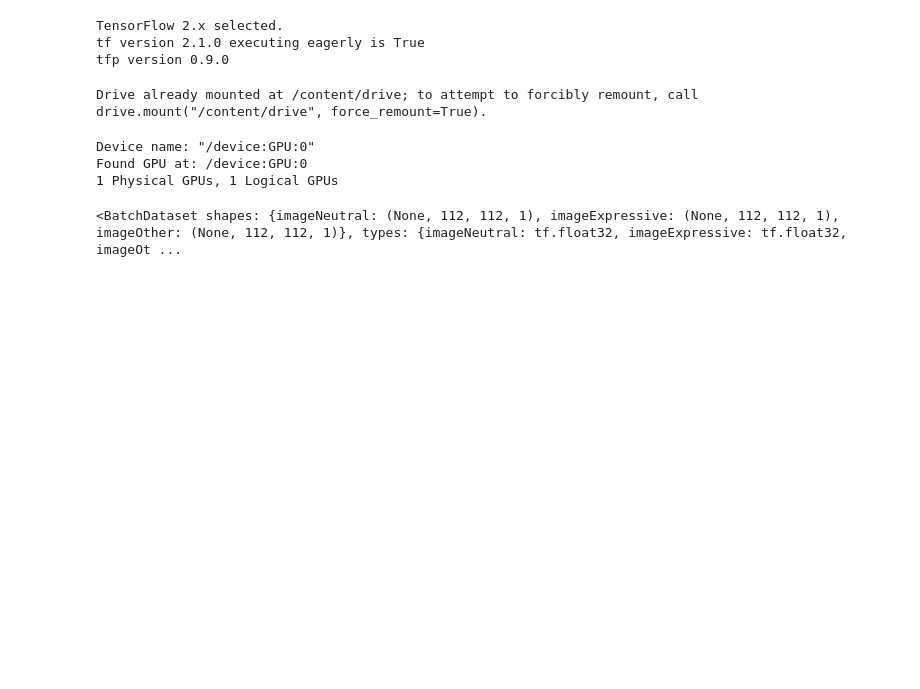
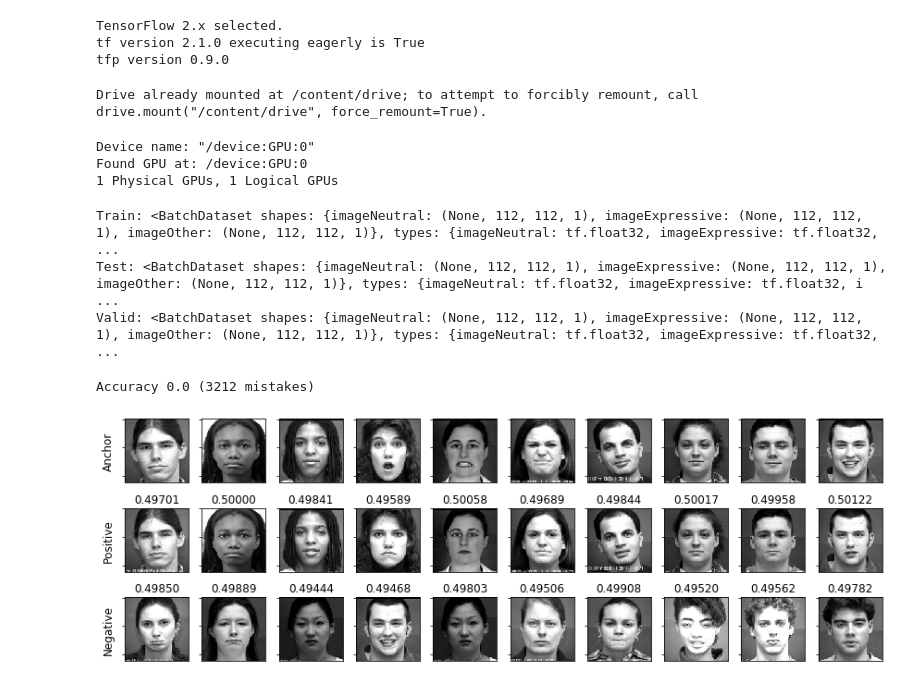
Before and after one commit to willtc111/StoicNet, a Jupyter notebook: IdentityTrainer.ipynb, the cells around one changed output. Cells and saved outputs as stored; diff of their text form; code cells hidden in the pictures; blank space fills up the shorter version.

```diff
--- a/IdentityTrainer.ipynb
+++ b/IdentityTrainer.ipynb
@@ -103,11 +103,17 @@ DB_PATH = BASE_DIR
 raw_train = tf.data.TFRecordDataset(DB_PATH + "train.tfrecords")
 raw_test = tf.data.TFRecordDataset(DB_PATH + "test.tfrecords")
 
+raw_val = raw_test.shard(2,0)
+raw_test = raw_test.shard(2,1)
+
 parsed_train = raw_train.map(parser).shuffle(BUFFER_SIZE).batch(BATCH_SIZE)
+parsed_val = raw_val.map(parser).shuffle(BUFFER_SIZE).batch(BATCH_SIZE)
 parsed_test = raw_test.map(parser).shuffle(BUFFER_SIZE).batch(BATCH_SIZE)
-print(parsed_train)
+print("Train: {0}\nTest: {1}\nValid: {2}".format(parsed_train, parsed_test, parsed_val))
 # %% [output]
-<BatchDataset shapes: {imageNeutral: (None, 112, 112, 1), imageExpressive: (None, 112, 112, 1), imageOther: (None, 112, 112, 1)}, types: {imageNeutral: tf.float32, imageExpressive: tf.float32, imageOt ...
+Train: <BatchDataset shapes: {imageNeutral: (None, 112, 112, 1), imageExpressive: (None, 112, 112, 1), imageOther: (None, 112, 112, 1)}, types: {imageNeutral: tf.float32, imageExpressive: tf.float32,  ...
+Test: <BatchDataset shapes: {imageNeutral: (None, 112, 112, 1), imageExpressive: (None, 112, 112, 1), imageOther: (None, 112, 112, 1)}, types: {imageNeutral: tf.float32, imageExpressive: tf.float32, i ...
+Valid: <BatchDataset shapes: {imageNeutral: (None, 112, 112, 1), imageExpressive: (None, 112, 112, 1), imageOther: (None, 112, 112, 1)}, types: {imageNeutral: tf.float32, imageExpressive: tf.float32,  ...
 # %%
 class TripletLoss(tf.keras.losses.Loss):
     def __init__(self, alpha):
@@ -166,16 +168,18 @@ class Recognizer(tf.keras.Model):
         a_encoding = self.encode(a)
         b_encoding = self.encode(b)
 
-        diffs = tf.abs(a_encoding - b_encoding)
-
-        prediction = self.comparer(diffs)
-        return prediction
+        return self.decide(a_encoding, b_encoding)
 
     @tf.function
     def encode(self, x):
         encoding = self.encoder(x)
         return encoding
 
+    @tf.function
+    def decide(self, a_enc, b_enc):
+        diffs = tf.abs(a_enc - b_enc)
+        prediction = self.comparer(diffs)
+        return prediction
 
 
 latent_dim = 100
@@ -238,3 +311,23 @@ def compute_loss(rec, x_neutral, x_express, x_other):
+# %%
+failures = {
+    'imageExpressive': tf.convert_to_tensor(np.array([]).reshape(0,112,112,1), tf.float32),
+    'imageNeutral': tf.convert_to_tensor(np.array([]).reshape(0,112,112,1), tf.float32),
+    'imageOther': tf.convert_to_tensor(np.array([]).reshape(0,112,112,1), tf.float32)
+}
+total_correct = total_samples = 0
+for image_features in parsed_test:
+    a, t, fs = compute_accuracy_keep_fails(recognizer, image_features)
+    failures = update_fails(failures, fs)
+    total_correct += a
+    total_samples += t
+acc = total_correct / total_samples
+mistakes = total_samples - total_correct
+print('Accuracy {0} ({1} mistakes)'.format(
+    acc, mistakes))
+display_ratings(failures)
+# %% [output]
+Accuracy 0.0 (3212 mistakes)
+[figure, added]
 # %%
 epochs = 50
 
```
Also changed, not shown: parts of 7 cells of this notebook.
